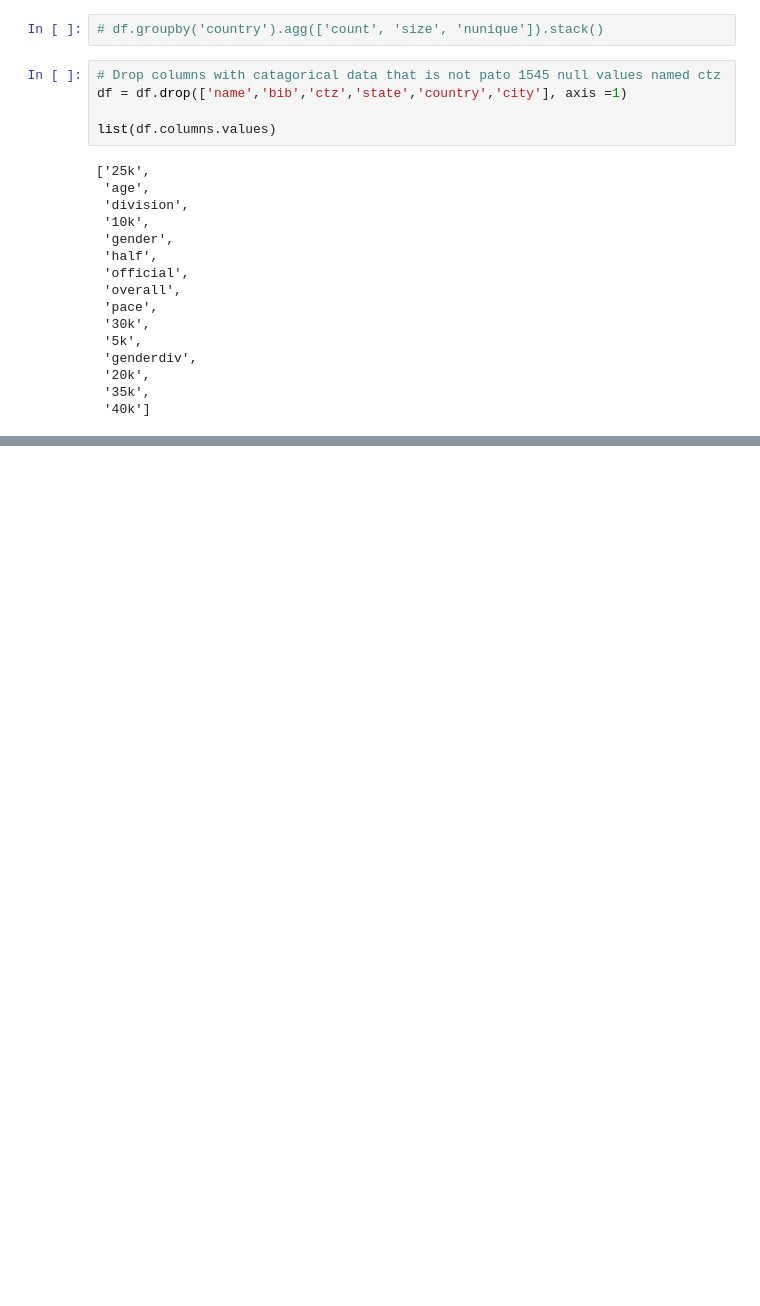
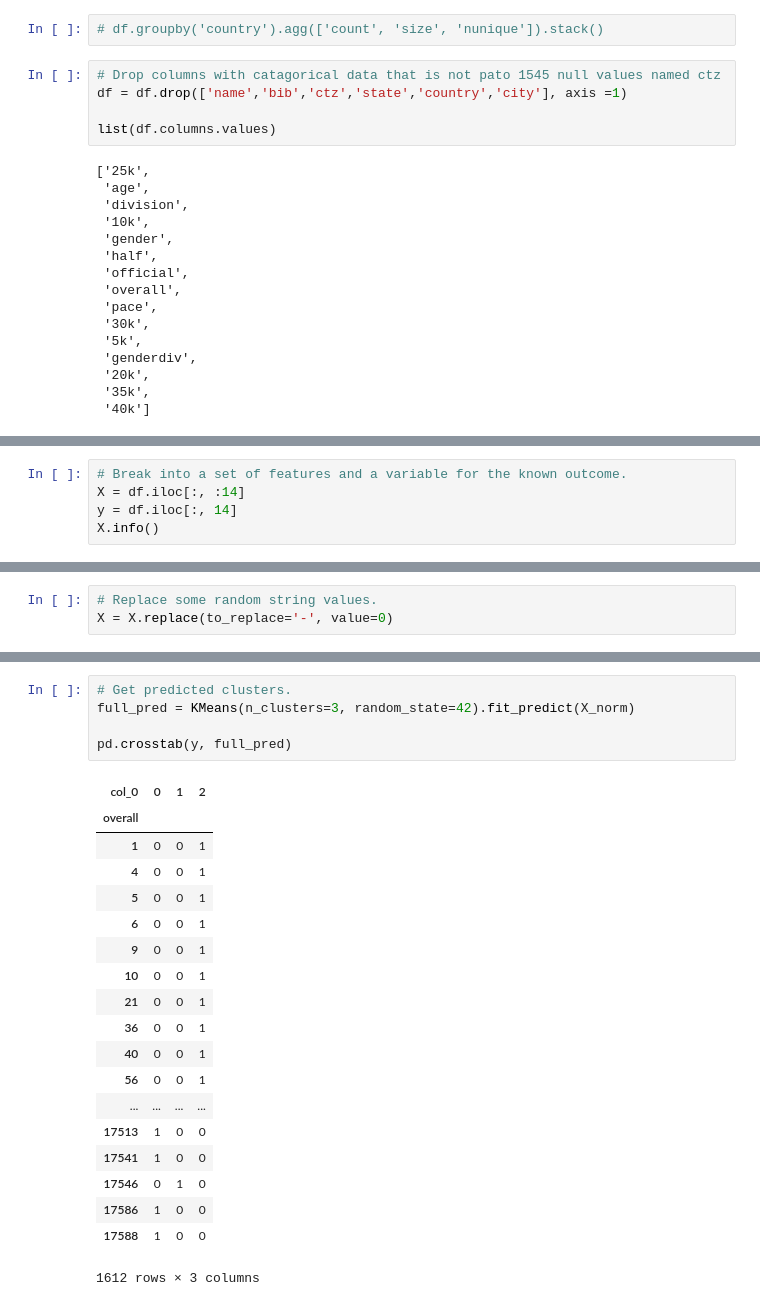
Before and after one commit to DrJohnElliott/Thinkful, a Jupyter notebook: Unit_4/Challenge_U4_L2_P5_Boston.ipynb, the cells around one changed output, grey strips where cells are left out. Drawn from its saved outputs; the diff is of its cells as text; blank space fills up the shorter version.

```diff
--- a/Unit_4/Challenge_U4_L2_P5_Boston.ipynb
+++ b/Unit_4/Challenge_U4_L2_P5_Boston.ipynb
@@ -212,0 +152,5 @@ for counter, data in enumerate([
+# %%
+# Break into a set of features and a variable for the known outcome.
+X = df.iloc[:, :14]
+y = df.iloc[:, 14]
+X.info()
@@ -212,0 +196,3 @@ for counter, data in enumerate([
+# %%
+# Replace some random string values.
+X = X.replace(to_replace='-', value=0)
@@ -212,0 +283,25 @@ for counter, data in enumerate([
+# %%
+# Get predicted clusters.
+full_pred = KMeans(n_clusters=3, random_state=42).fit_predict(X_norm)
+
+pd.crosstab(y, full_pred)
+# %% [output]
+| col_0 | 0 | 1 | 2 |
+| overall |  |  |  |
+| 1 | 0 | 0 | 1 |
+| 4 | 0 | 0 | 1 |
+| 5 | 0 | 0 | 1 |
+| 6 | 0 | 0 | 1 |
+| 9 | 0 | 0 | 1 |
+| 10 | 0 | 0 | 1 |
+| 21 | 0 | 0 | 1 |
+| 36 | 0 | 0 | 1 |
+| 40 | 0 | 0 | 1 |
+| 56 | 0 | 0 | 1 |
+| ... | ... | ... | ... |
+| 17513 | 1 | 0 | 0 |
+| 17541 | 1 | 0 | 0 |
+| 17546 | 0 | 1 | 0 |
+| 17586 | 1 | 0 | 0 |
+| 17588 | 1 | 0 | 0 |
+1612 rows × 3 columns
```
Also changed, not shown: parts of 16 cells of this notebook, 2 other files.
